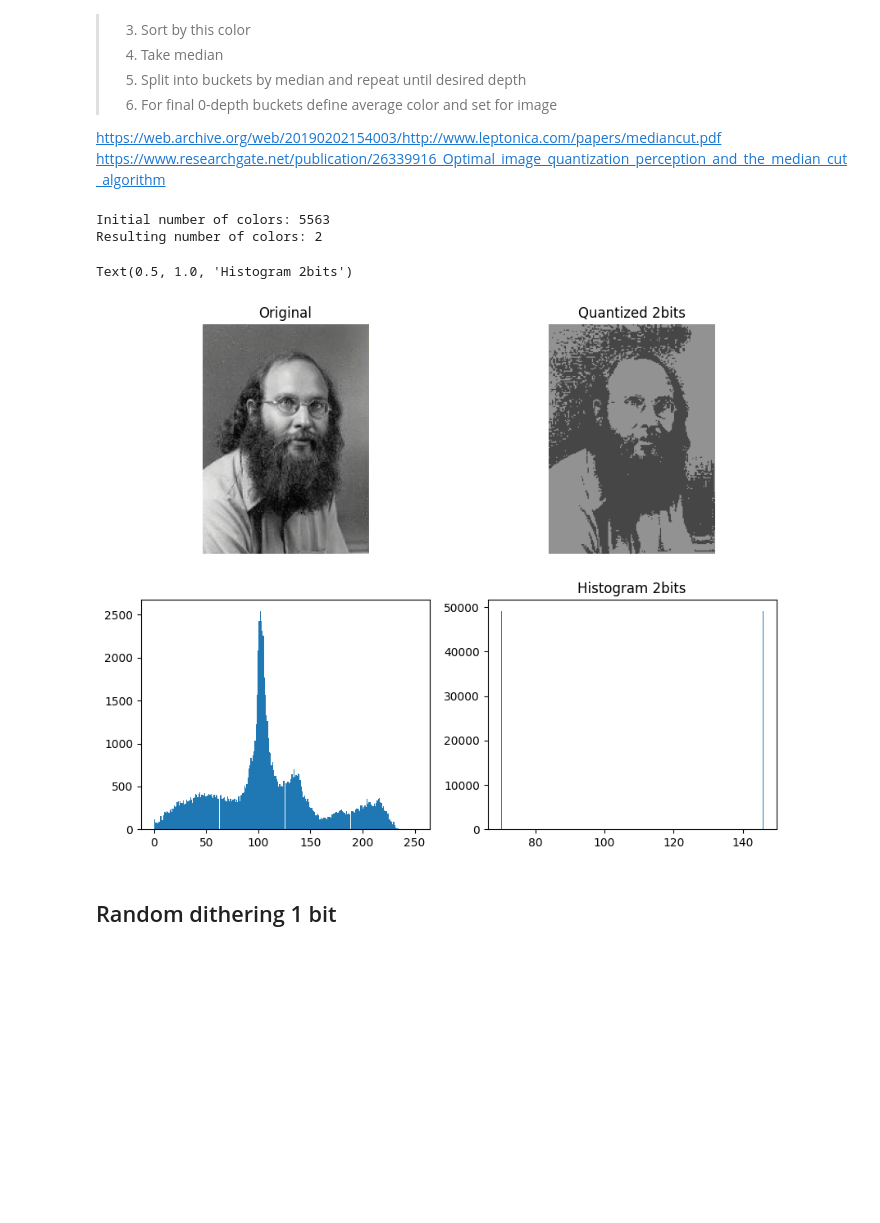
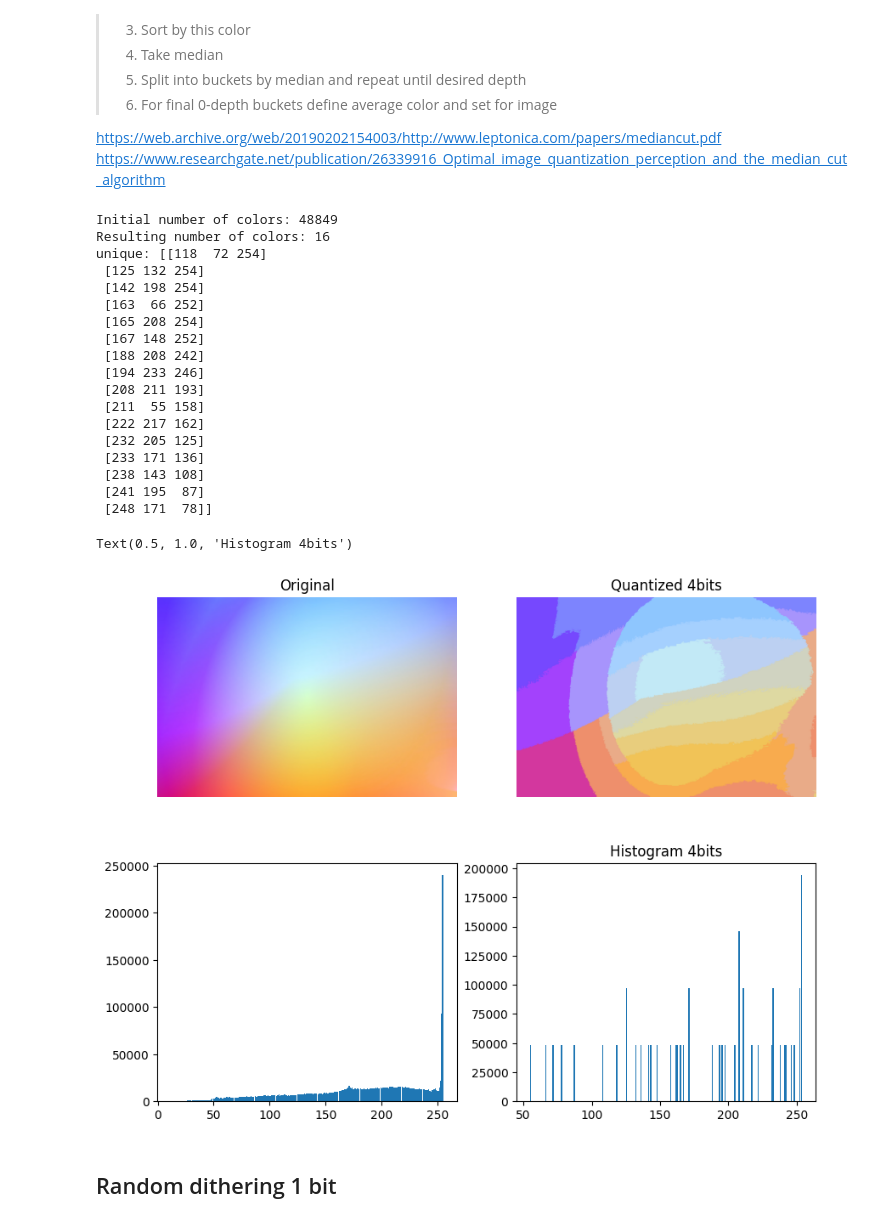
Before and after one commit to JavaConterry/Image-Quantization, a Jupyter notebook: Worksheet.ipynb, the cells around one changed output. Drawn from its saved outputs; the diff is of its cells as text; code cells hidden in the pictures; blank space fills up the shorter version.

```diff
--- a/Worksheet.ipynb
+++ b/Worksheet.ipynb
@@ -15,11 +15,15 @@ import matplotlib.pyplot as plt
 import numpy as np
 import math as m
 
+# img_source = 'images/gradient.jpg'
+img_source = 'images/grad_2.jpeg'
+
+
 # img_source = 'images/hills.jpeg'
 # img_source = 'images/hills-underscaled.png'
 
 # img_source = 'images/example.png'
-img_source = 'images/example_underscaled.png'
+# img_source = 'images/example_underscaled.png'
 
 # img_source = 'images/me.jpg'
 # %% [markdown]
@@ -147,46 +149,62 @@ def split_into_buckets(img, img_arr, depth):
     split_into_buckets(img, img_arr[median_index:], depth-1)
 # %%
 image = cv2.imread(img_source)
-bits = 1
+bits = 4
 
 # list of pixels with their positions in image
 flattened_img_array = []
 for row_index, rows in enumerate(image):
     for color_index, color in enumerate(rows):
         flattened_img_array.append([color[0],color[1],color[2], row_index, color_index])
 # print('len',len(flattened_img_array))
 
 
 plt.figure(figsize=(10,8))
 
 plt.subplot(2,2,1)
 plt.imshow(image, cmap='gray')
 plt.title('Original')
 plt.axis('off')
 
 plt.subplot(2,2,3)
 _=plt.hist(image.ravel(), bins=256)
 print('Initial number of colors:', np.unique(image.reshape(-1, image.shape[-1]), axis=0).shape[0])
 
 flattened_img_array = np.array(flattened_img_array)
 split_into_buckets(image, flattened_img_array, bits)
 
 plt.subplot(2,2,2)
 plt.imshow(image,cmap='gray')
-plt.title(f'Quantized {2**bits}bits')
+plt.title(f'Quantized {bits}bits')
 plt.axis('off')
 
 # print(np.unique(image.reshape(-1, image.shape[-1]), axis=0))
 print('Resulting number of colors:', np.unique(image.reshape(-1, image.shape[-1]), axis=0).shape[0])
-
+print('unique:',np.unique(image.reshape(-1, image.shape[-1]), axis=0))
 plt.subplot(2,2,4)
 _=plt.hist(image.ravel(), bins=256)
-plt.title(f'Histogram {2**bits}bits')
+plt.title(f'Histogram {bits}bits')
 # %% [output]
-Initial number of colors: 5563
-Resulting number of colors: 2
+Initial number of colors: 48849
+Resulting number of colors: 16
+unique: [[118  72 254]
+ [125 132 254]
+ [142 198 254]
+ [163  66 252]
+ [165 208 254]
+ [167 148 252]
+ [188 208 242]
+ [194 233 246]
+ [208 211 193]
+ [211  55 158]
+ [222 217 162]
+ [232 205 125]
+ [233 171 136]
+ [238 143 108]
+ [241 195  87]
+ [248 171  78]]
-Text(0.5, 1.0, 'Histogram 2bits')
+Text(0.5, 1.0, 'Histogram 4bits')
-[figure, old version]
+[figure, new version]
 # %% [markdown]
 ## Random dithering 1 bit
 # %%
```
Also changed, not shown: parts of 10 cells of this notebook, 3 other files.
